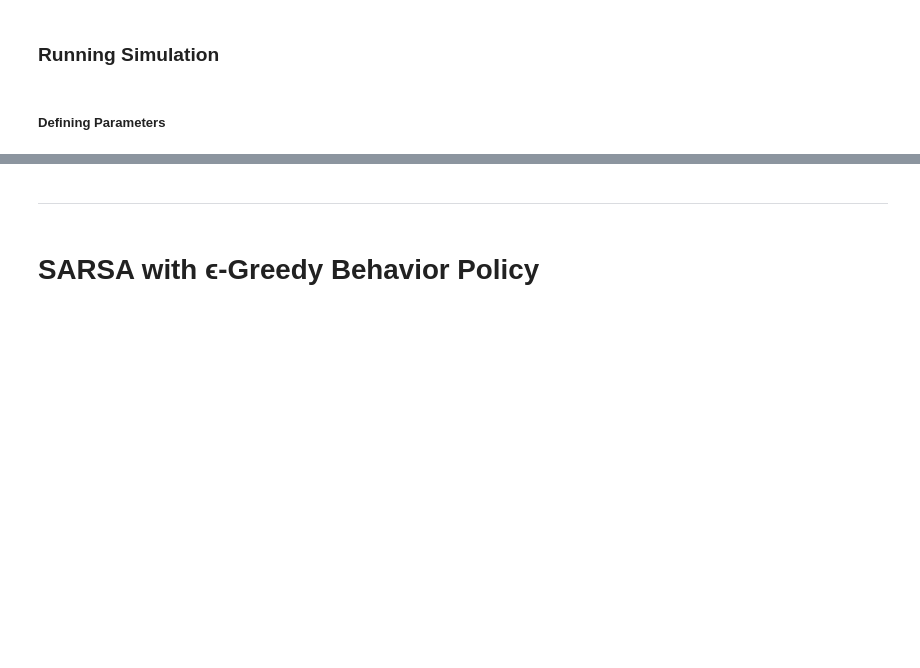
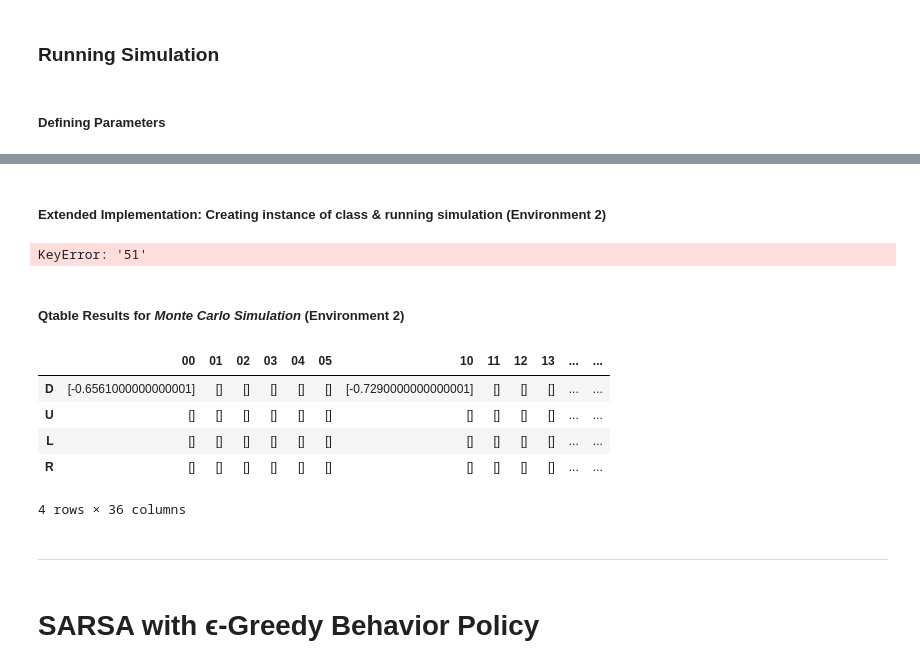
Before and after one commit to moses1998lee/Git, a Jupyter notebook: ME5406 Project 1/01032023 Project 1.ipynb, the cells around one changed output, grey strips where cells are left out. Drawn from its saved outputs; the diff is of its cells as text; code cells hidden in the pictures; blank space fills up the shorter version.

```diff
--- a/ME5406 Project 1/01032023 Project 1.ipynb
+++ b/ME5406 Project 1/01032023 Project 1.ipynb
@@ -435,3 +737,24 @@ monte.fetchQtable()
+# %% [markdown]
+#####  Extended Implementation: Creating instance of class & running simulation (Environment 2)
+# %%
+# Create instance of class with environment 1 (10x10 grid)
+monte2 = monte_carlo_sim(env2)
+
+# Run Monte Carlo simulation
+monte2.simulate(no_of_episodes_monte, epsilon_monte, gamma_monte)
+# %% [output]
+KeyError: '51'
+# %% [markdown]
+#####  Qtable Results for *Monte Carlo Simulation* (Environment 2)
+# %%
+monte2.fetchReturnstable()
+# %% [output]
+|  | 00 | 01 | 02 | 03 | 04 | 05 | 10 | 11 | 12 | 13 | ... | ... |
+| D | [-0.6561000000000001] | [] | [] | [] | [] | [] | [-0.7290000000000001] | [] | [] | [] | ... | ... |
+| U | [] | [] | [] | [] | [] | [] | [] | [] | [] | [] | ... | ... |
+| L | [] | [] | [] | [] | [] | [] | [] | [] | [] | [] | ... | ... |
+| R | [] | [] | [] | [] | [] | [] | [] | [] | [] | [] | ... | ... |
+4 rows × 36 columns
 # %% [markdown]
 _______________________________________________________________________________________________________________________________
 # %% [markdown]
```
Also changed, not shown: parts of 24 cells of this notebook, 1 other file.
